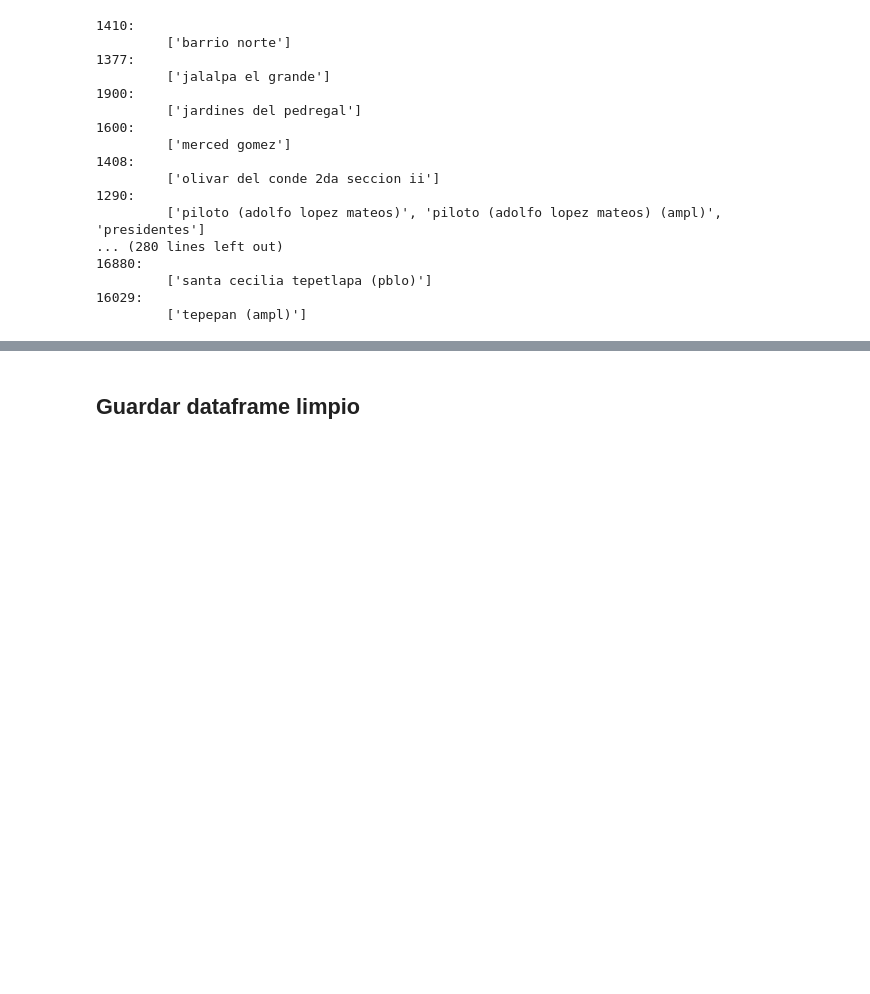
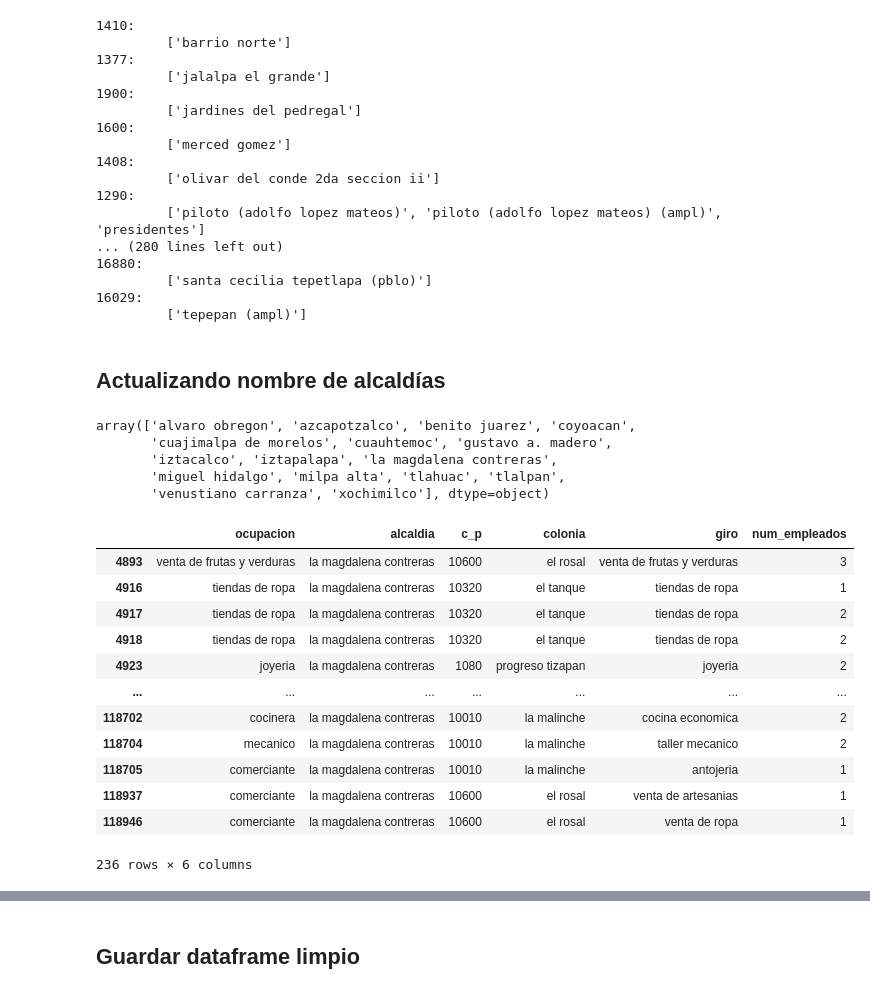
Before and after one commit to nestorivanmo/covid-19-vaccine-economic-sectors, a Jupyter notebook: lib/data_cleaning/cleaning.ipynb, the cells around one changed output, grey strips where cells are left out. Cells and saved outputs as stored; diff of their text form; code cells hidden in the pictures; blank space fills up the shorter version.

```diff
--- a/lib/data_cleaning/cleaning.ipynb
+++ b/lib/data_cleaning/cleaning.ipynb
@@ -563,0 +563,10 @@ negocios_df = negocios_df[~negocios_df.colonia.isin(colonias_to_drop)]
+# %% [markdown]
+## Actualizando nombre de alcaldías
+# %%
+negocios_df.alcaldia.unique()
+# %% [output]
+array(['alvaro obregon', 'azcapotzalco', 'benito juarez', 'coyoacan',
+       'cuajimalpa de morelos', 'cuauhtemoc', 'gustavo a. madero',
+       'iztacalco', 'iztapalapa', 'la magdalena contreras',
+       'miguel hidalgo', 'milpa alta', 'tlahuac', 'tlalpan',
+       'venustiano carranza', 'xochimilco'], dtype=object)
@@ -563,0 +575,16 @@ negocios_df = negocios_df[~negocios_df.colonia.isin(colonias_to_drop)]
+# %%
+negocios_df[negocios_df.alcaldia == 'la magdalena contreras']
+# %% [output]
+|  | ocupacion | alcaldia | c_p | colonia | giro | num_empleados |
+| 4893 | venta de frutas y verduras | la magdalena contreras | 10600 | el rosal | venta de frutas y verduras | 3 |
+| 4916 | tiendas de ropa | la magdalena contreras | 10320 | el tanque | tiendas de ropa | 1 |
+| 4917 | tiendas de ropa | la magdalena contreras | 10320 | el tanque | tiendas de ropa | 2 |
+| 4918 | tiendas de ropa | la magdalena contreras | 10320 | el tanque | tiendas de ropa | 2 |
+| 4923 | joyeria | la magdalena contreras | 1080 | progreso tizapan | joyeria | 2 |
+| ... | ... | ... | ... | ... | ... | ... |
+| 118702 | cocinera | la magdalena contreras | 10010 | la malinche | cocina economica | 2 |
+| 118704 | mecanico | la magdalena contreras | 10010 | la malinche | taller mecanico | 2 |
+| 118705 | comerciante | la magdalena contreras | 10010 | la malinche | antojeria | 1 |
+| 118937 | comerciante | la magdalena contreras | 10600 | el rosal | venta de artesanias | 1 |
+| 118946 | comerciante | la magdalena contreras | 10600 | el rosal | venta de ropa | 1 |
+236 rows × 6 columns
```
Also changed, not shown: parts of 9 cells of this notebook, 5 other files.
